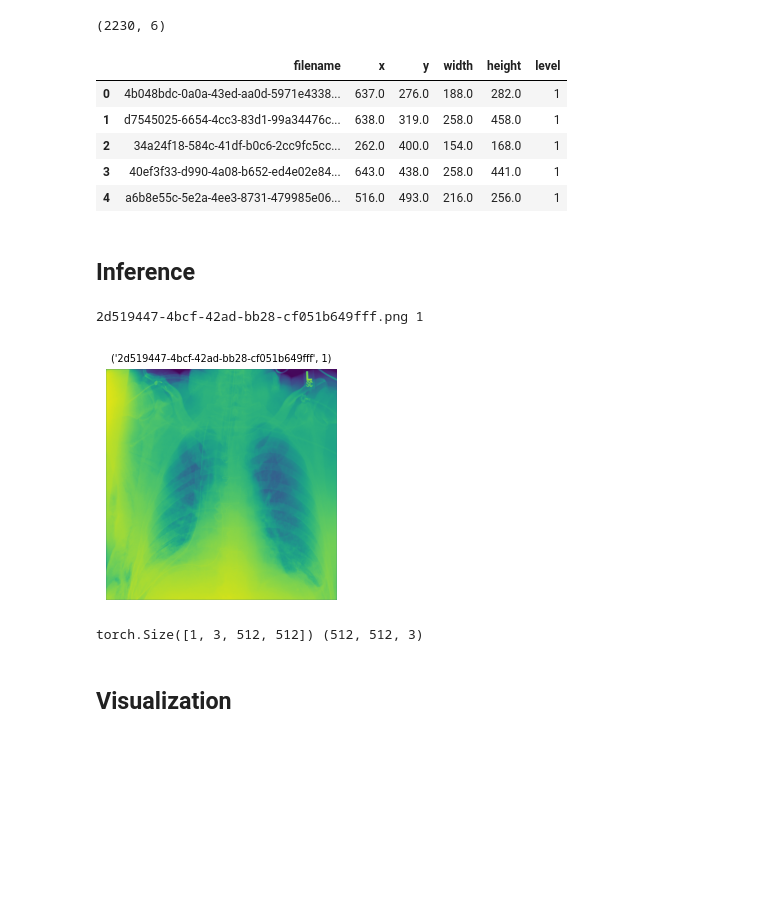
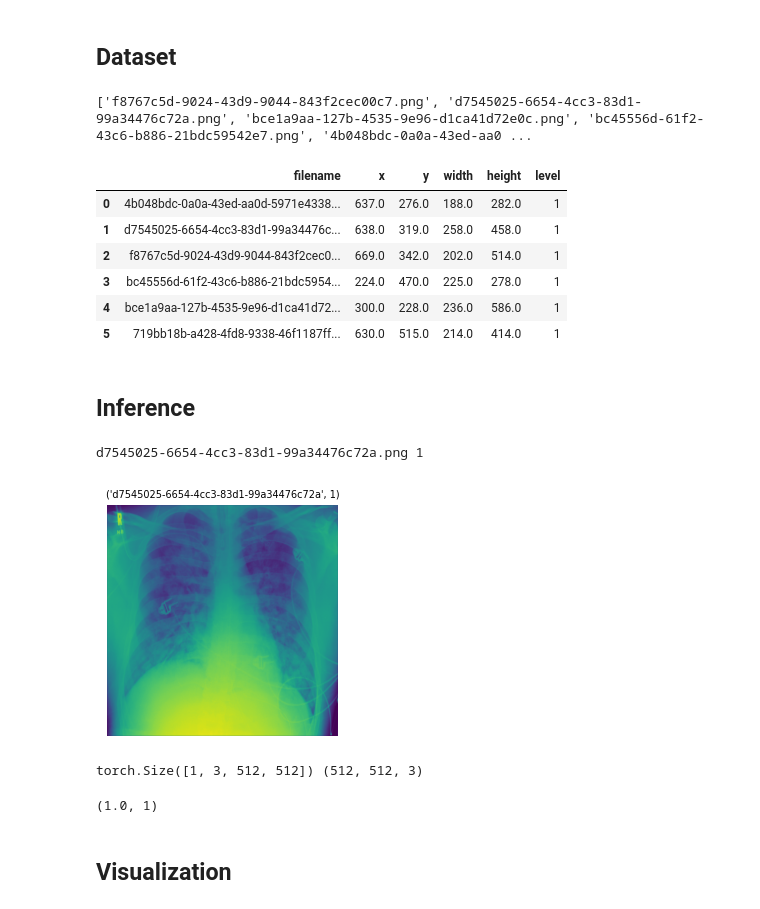
Before and after one commit to kdjoumessi/Test-Time-Explainability, a Jupyter notebook: TTE-CAM.ipynb, the cells around one changed output. Cells and saved outputs as stored; diff of their text form; code cells hidden in the pictures; blank space fills up the shorter version.

```diff
--- a/TTE-CAM.ipynb
+++ b/TTE-CAM.ipynb
@@ -63,14 +33,0 @@ def get_tte_prediction(network, img, h=16, w=16):
-# %%
-def simple_plot(fnames, grades, path_folder, size=(3,3), fs=12):
-    fig = plt.figure(figsize=size)
-    n = len(fnames)
-    j = 0
-
-    for i in range(n):
-        j += 1
-        ax = fig.add_subplot(1, n, j)
-        img = plt.imread(os.path.join(path_folder, fnames[i]))
-        ax.imshow(img)
-        ax.set_title(f"{fnames[i].split('.')[0], grades[i]}", loc="center", fontsize=fs)
-        ax.axis('off')
-    plt.show()
@@ -150,0 +84,5 @@ cfg.data.std  = [0.2458493560552597, 0.2458493560552597, 0.2458493560552597]
+# %% [markdown]
+## Dataset
+# %%
+path = "./Samples_images/"
+img_path = "./Samples_images/RSNA"
@@ -151,36 +96,45 @@ cfg.data.std  = [0.2458493560552597, 0.2458493560552597, 0.2458493560552597]
+# %%
+fnames = os.listdir(img_path)
+print(fnames)
+# %% [output]
+['f8767c5d-9024-43d9-9044-843f2cec00c7.png', 'd7545025-6654-4cc3-83d1-99a34476c72a.png', 'bce1a9aa-127b-4535-9e96-d1ca41d72e0c.png', 'bc45556d-61f2-43c6-b886-21bdc59542e7.png', '4b048bdc-0a0a-43ed-aa0 ...
 # %%
-df_test = pd.read_csv('csv_files/df_test_rsna.csv')
+df_bb = pd.read_csv('csv_files/all_bb_rsna.csv')
 
-df_disease =  df_test[df_test.level>0].reset_index(drop=True)
-print(df_test.shape)
-df_test.head()
+data = pd.read_csv('csv_files/test_rsna.csv')
+df_disease = data[data.filename.isin(fnames)].reset_index(drop=True)
+
+df_disease
 # %% [output]
-(2230, 6)
 |  | filename | x | y | width | height | level |
 | 0 | 4b048bdc-0a0a-43ed-aa0d-5971e4338... | 637.0 | 276.0 | 188.0 | 282.0 | 1 |
 | 1 | d7545025-6654-4cc3-83d1-99a34476c... | 638.0 | 319.0 | 258.0 | 458.0 | 1 |
-| 2 | 34a24f18-584c-41df-b0c6-2cc9fc5cc... | 262.0 | 400.0 | 154.0 | 168.0 | 1 |
-| 3 | 40ef3f33-d990-4a08-b652-ed4e02e84... | 643.0 | 438.0 | 258.0 | 441.0 | 1 |
-| 4 | a6b8e55c-5e2a-4ee3-8731-479985e06... | 516.0 | 493.0 | 216.0 | 256.0 | 1 |
+| 2 | f8767c5d-9024-43d9-9044-843f2cec0... | 669.0 | 342.0 | 202.0 | 514.0 | 1 |
+| 3 | bc45556d-61f2-43c6-b886-21bdc5954... | 224.0 | 470.0 | 225.0 | 278.0 | 1 |
+| 4 | bce1a9aa-127b-4535-9e96-d1ca41d72... | 300.0 | 228.0 | 236.0 | 586.0 | 1 |
+| 5 | 719bb18b-a428-4fd8-9338-46f1187ff... | 630.0 | 515.0 | 214.0 | 414.0 | 1 |
 # %% [markdown]
 ## Inference
 # %%
 df_sample = df_disease.sample(1)
-fname, level = df_sample.filename.tolist(), sample.level.tolist()
+fname, level = df_sample.filename.tolist(), df_sample.level.tolist()
 
 print(fname[0], level[0])
+
 simple_plot(fname, level, img_path, fs=7)
 # %% [output]
-2d519447-4bcf-42ad-bb28-cf051b649fff.png 1
+d7545025-6654-4cc3-83d1-99a34476c72a.png 1
-[figure, old version]
+[figure, new version]
 # %%
 ts_img, np_img = load_image(cfg, img_path, fname[0], xchest=True)
 ts_img = ts_img.to('cuda')
 print(ts_img.shape, np_img.shape)
 
-activation, y_prob, y_class, yhat = get_tte_prediction(tte_model, ts_img)
+activation, y_prob, y_class = get_tte_prediction(tte_model, ts_img)
+y_prob, y_class
 # %% [output]
 torch.Size([1, 3, 512, 512]) (512, 512, 3)
+(1.0, 1)
 # %% [markdown]
 ## Visualization
 # %%
```
Also changed, not shown: parts of 20 cells of this notebook, 10 other files.
